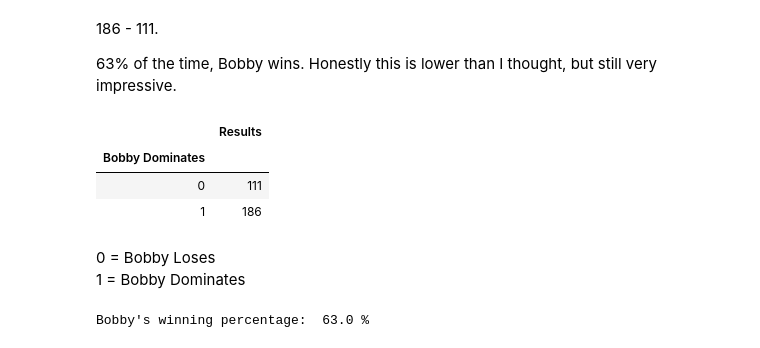
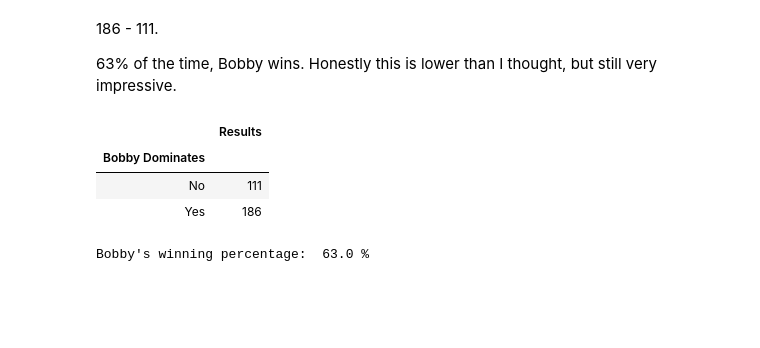
Before and after one commit to Michael-Jarmola/Does_Bobby_Flay_Always_Win, a Jupyter notebook: Does Bobby Flay Always Win - Analysis.ipynb, the cells around one changed output. Drawn from its saved outputs; the diff is of its cells as text; code cells hidden in the pictures; blank space fills up the shorter version.

Commit message:
create "Bobby Dominates "

```diff
--- a/Does Bobby Flay Always Win - Analysis.ipynb
+++ b/Does Bobby Flay Always Win - Analysis.ipynb
@@ -95,25 +95,25 @@ As "chicken" and "sandwich" seem to be dishes that are commonly made in the Seco
 
 63% of the time, Bobby wins. Honestly this is lower than I thought, but still very impressive.
 # %%
+# create indicator for episodes where Bobby has won
+bbf_df["Bobby Dominates "] = np.where(bbf_df["SecondRoundWinner"] == "Bobby Flay", "Yes", "No")
+
 # group by the indicator
-overall_record = bbf_df.groupby("Bobby Dominates").agg({"Bobby Dominates":["count"]})
+overall_record = bbf_df.groupby("Bobby Dominates ").agg({"Bobby Dominates":["count"]})
 
 # exclude first level of multi-indexed columns resulting from the groupby
 overall_record.columns = overall_record.columns.droplevel(0)
 
 # rename the column
 overall_record.columns = ["Results"]
 
 # show results
 overall_record
 # %% [output]
 |  | Results |
 | Bobby Dominates |  |
-| 0 | 111 |
-| 1 | 186 |
+| No | 111 |
+| Yes | 186 |
-# %% [markdown]
-0 = Bobby Loses
-1 = Bobby Dominates
 # %%
 print("Bobby's winning percentage: ",
       (overall_record.iloc[1,0] / (overall_record.iloc[0,0] + overall_record.iloc[1,0])).round(2)*100, "%")
```
